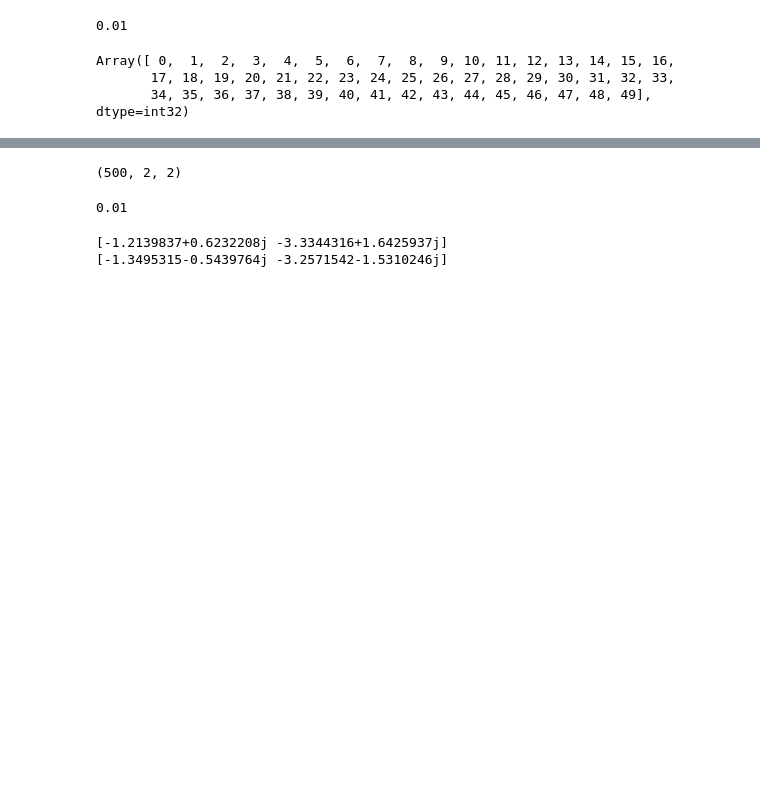
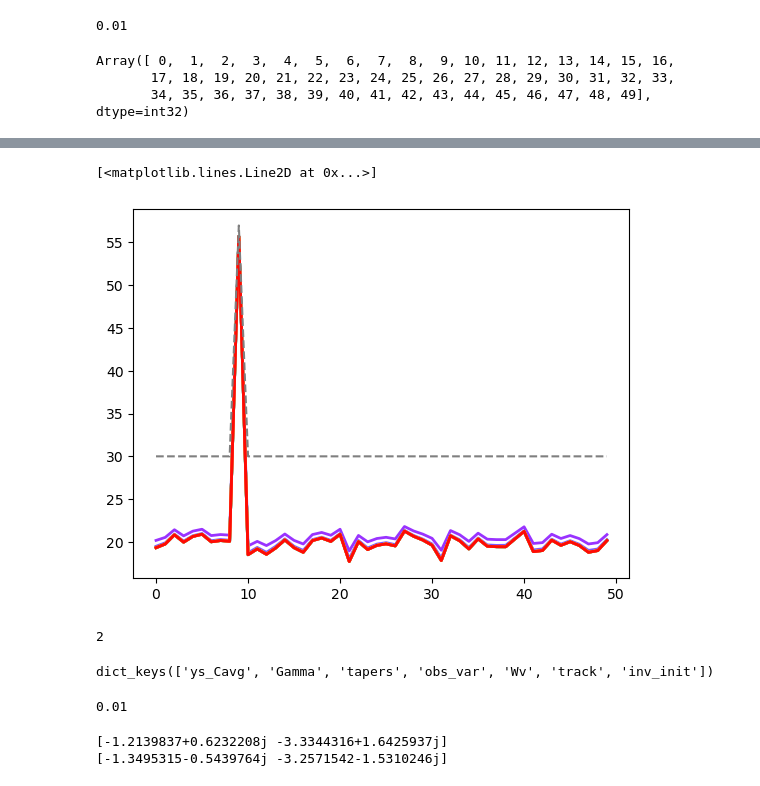
Before and after one commit to Stephen-Lab-BU/sgc, a Jupyter notebook: hydra/test_jax_vs_old_gradandhess.ipynb, the cells around one changed output, grey strips where cells are left out. Cells and saved outputs as stored; diff of their text form; code cells hidden in the pictures; blank space fills up the shorter version.

```diff
--- a/hydra/test_jax_vs_old_gradandhess.ipynb
+++ b/hydra/test_jax_vs_old_gradandhess.ipynb
@@ -183,7 +182,7 @@ gamma_init = gamma_init.at[nz,:,:].set(jnp.linalg.inv(gamma_inv_init[nz,:,:]))
 data = obs
 track = [gamma_init]
 mus_track = []
-for r in range(5):
+for r in range(20):
     print(f'EM Iter {r+1}')
     mus_all, Upss = e_step_par(data, gamma_prev_inv, params, Ups_diag=True, return_mus=True)
     mus = mus_all[0]
@@ -205,9 +219,37 @@ EM Iter 5
-# %%
-gamma_prev_inv.shape
-# %% [output]
-(500, 2, 2)
 # %%
 # ok, at intermediate step now... let's see how jax vs old implementation grad/hess behave
+# %%
+def plot_spec_em_iters(ax, gamma_iter_list, k, nz=None, dB=False):
+    if nz is None:
+        nz = jnp.arange(gamma_iter_list[0].shape[0])
+    num_iters = len(gamma_iter_list)
+    color = plt.cm.rainbow(jnp.linspace(0, 1, num_iters))
+    for r, c in enumerate(color):
+        gamma_r = gamma_iter_list[r]
+        S_r = gamma_r[nz,k,k].real
+        if dB is True:
+            S_r = 10*jnp.log10(S_r)
+        ax.plot(S_r, color=c, linewidth=2, alpha=0.8)
+# %%
+dB = True
+fig, ax = plt.subplots()
+S_init = gamma_init[nz,k,k].real
+if dB is True:
+    S_init = 10*jnp.log10(S_init)
+k = 0
+plot_spec_em_iters(ax, track[1:], k, nz, dB=dB)
+ax.plot(S_init, color='tab:grey', linestyle='--')
+# %% [output]
+[<matplotlib.lines.Line2D at 0x...>]
+[figure, added]
+# %%
+K
+# %% [output]
+2
+# %%
+model_load.keys()
+# %% [output]
+dict_keys(['ys_Cavg', 'Gamma', 'tapers', 'obs_var', 'Wv', 'track', 'inv_init'])
 # %%
 zs_init = jnp.zeros((Nnz,K), dtype=complex)
 zs_est = zs_init
```
Also changed, not shown: parts of 8 cells of this notebook, 13 other files.
